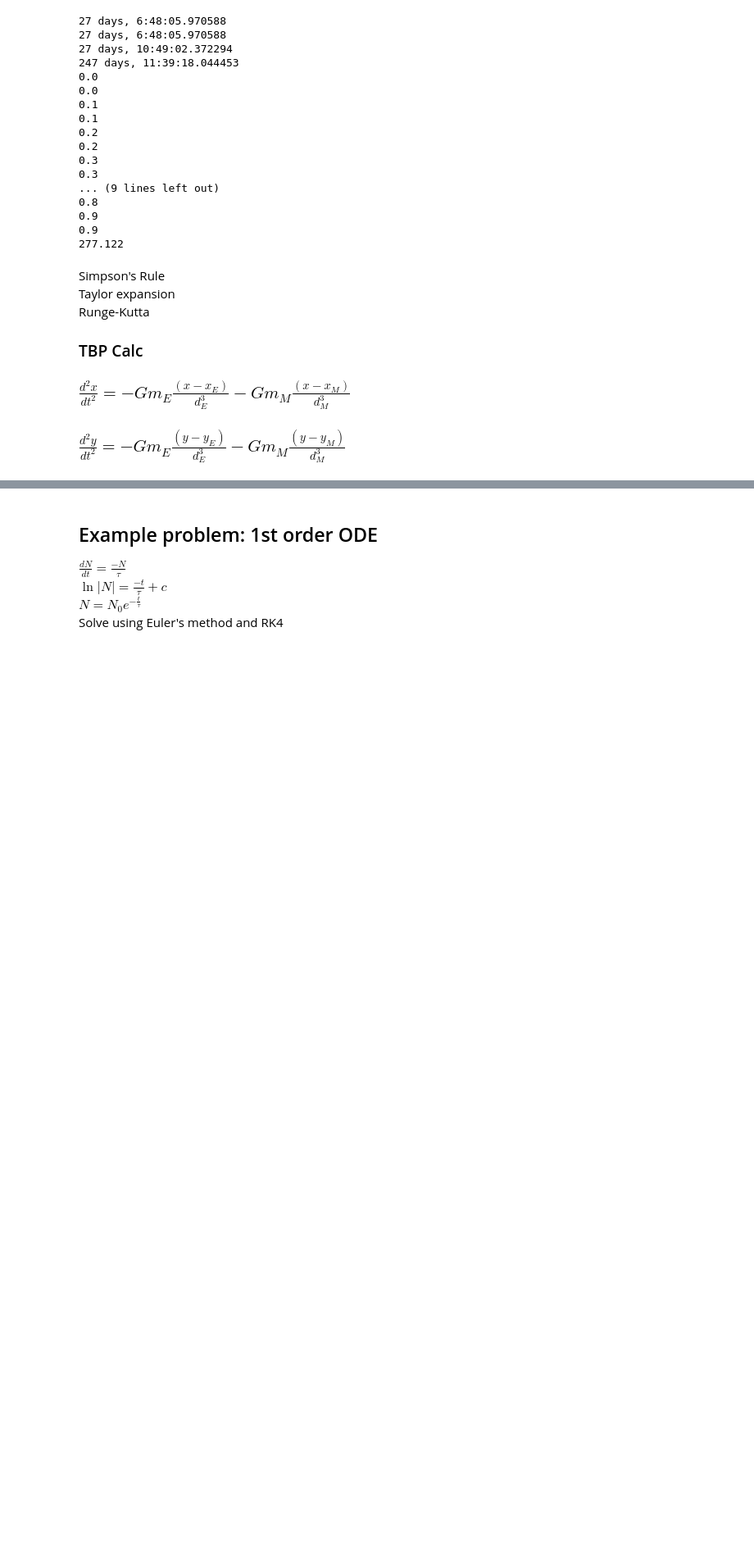
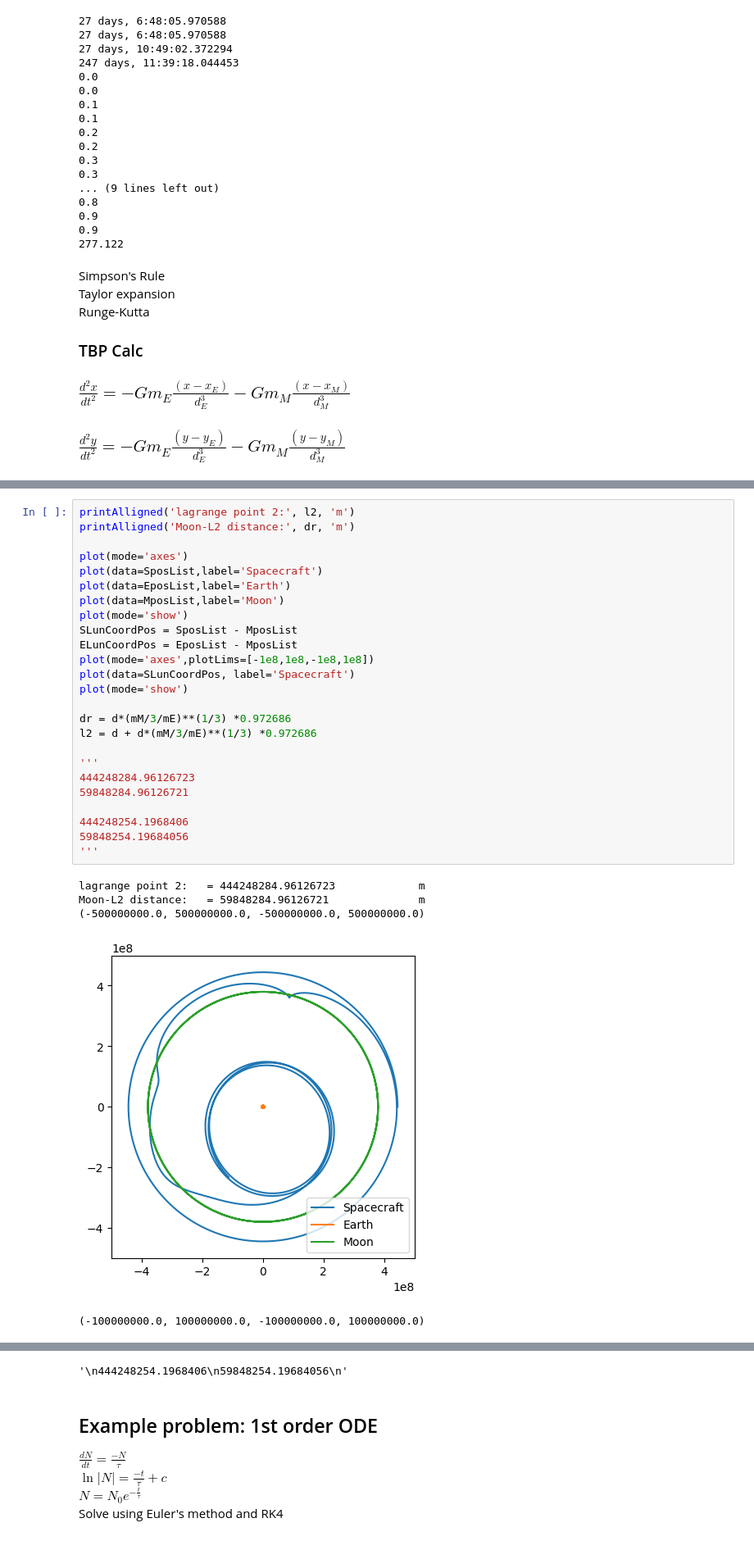
Before and after one commit to HalconDorado/CPr-3BodyProblem, a Jupyter notebook: test zone.ipynb, the cells around one changed output, grey strips where cells are left out. Shown: that part at 82% size. Saved outputs shown, nothing was run; the diff lists cells and outputs as text; blank space fills up the shorter version.

```diff
--- a/test zone.ipynb
+++ b/test zone.ipynb
@@ -342,0 +345,31 @@ error distance: 181825871.35806268 m
+# %%
+printAlligned('lagrange point 2:', l2, 'm')
+printAlligned('Moon-L2 distance:', dr, 'm')
+
+plot(mode='axes')
+plot(data=SposList,label='Spacecraft')
+plot(data=EposList,label='Earth')
+plot(data=MposList,label='Moon')
+plot(mode='show')
+SLunCoordPos = SposList - MposList
+ELunCoordPos = EposList - MposList
+plot(mode='axes',plotLims=[-1e8,1e8,-1e8,1e8])
+plot(data=SLunCoordPos, label='Spacecraft')
+plot(mode='show')
+
+dr = d*(mM/3/mE)**(1/3) *0.972686
+l2 = d + d*(mM/3/mE)**(1/3) *0.972686
+
+'''
+444248284.96126723
+59848284.96126721
+
+444248254.1968406
+59848254.19684056
+'''
+# %% [output]
+lagrange point 2:   = 444248284.96126723             m
+Moon-L2 distance:   = 59848284.96126721              m
+(-500000000.0, 500000000.0, -500000000.0, 500000000.0)
+[figure, added]
+(-100000000.0, 100000000.0, -100000000.0, 100000000.0)
@@ -343,3 +377,4 @@ error distance: 181825871.35806268 m
+'\n444248254.1968406\n59848254.19684056\n'
 # %% [markdown]
 ## Example problem: 1st order ODE ##
 $\frac{dN}{dt}=\frac{-N}{\tau}$\
```
Also changed, not shown: parts of 4 cells of this notebook.
